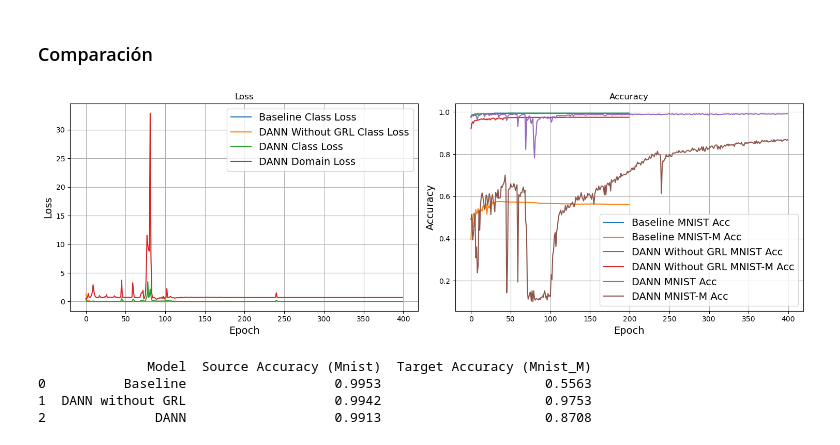
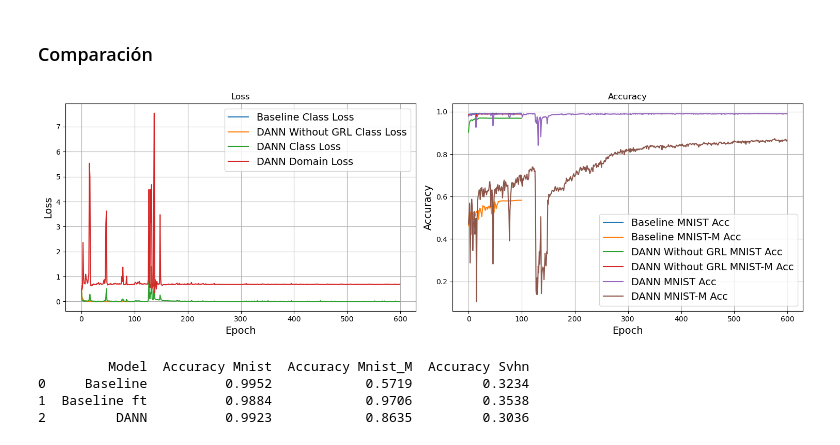
Before and after one commit to LucioLuque/Vision_Artificial_Avanzada-TP2-Meta_Learning_y_Domain_Adaptation, a Jupyter notebook: notebooks/parte3.ipynb, the cells around one changed output. Drawn from its saved outputs; the diff is of its cells as text; code cells hidden in the pictures.

```diff
--- a/notebooks/parte3.ipynb
+++ b/notebooks/parte3.ipynb
@@ -77,5 +72,6 @@ baseline_model.save(path)
 # %%
-experiment_parameters = config["dann_without_grl"]
+
+experiment_parameters = config["dann_baseline"]
 
 epochs = experiment_parameters["epochs"]
 batch_size = experiment_parameters["batch_size"]
@@ -87,26 +83,25 @@ embedding_dim = experiment_parameters["embedding_dim"]
 
 lr = experiment_parameters["lr"]
 
-data = "Mnist"
+data = "Mnist_M"
 train_source_loader = load_loader("train", config[data]["dataset_output_dir"], batch_size=batch_size, num_workers=workers)
 val_source_loader = load_loader("val", config[data]["dataset_output_dir"], batch_size=batch_size, num_workers=workers)
 
-data = "Mnist_M"
-train_target_loader = load_loader("train", config[data]["dataset_output_dir"], batch_size=batch_size, num_workers=workers)
+data = "Mnist"
 val_target_loader = load_loader("val", config[data]["dataset_output_dir"], batch_size=batch_size, num_workers=workers)
 
 encoder = Encoder(in_channels=in_channels, hidden_dim=hidden_dim, embedding_dim=embedding_dim)
 encoder.to(device)
-dann_w_out_grl_model = DANNModel(encoder)
-dann_w_out_grl_model.to(device)
+baseline_ft_model = DANNModel(encoder)
+baseline_ft_model.load("../models/weights/dann_baseline.pth", device)
 
-optimizer = torch.optim.Adam(dann_w_out_grl_model.parameters(), lr=lr)
+optimizer = torch.optim.Adam(baseline_ft_model.parameters(), lr=lr)
 # %%
 deterministic(config["xtra"]["seed"])
-baseline_history = train_dann_without_grl(dann_w_out_grl_model, train_source_loader, val_source_loader, train_target_loader, val_target_loader,
+baseline_ft_history = train_baseline(baseline_ft_model, train_source_loader, val_source_loader, val_target_loader,
             optimizer, epochs=epochs, device=device)
 # %%
-path = "../results/dann_without_grl_history.yaml"
+path = "../results/baseline_ft_history.yaml"
 with open(path, "w") as f:
-    yaml.dump(baseline_history, f)
+    yaml.dump(baseline_ft_history, f)
 # %%
@@ -161,9 +156,9 @@ path = "../results/dann_baseline_history.yaml"
 with open(path, "r") as f:
     baseline_history = yaml.safe_load(f)
 
-path = "../results/dann_without_grl_history.yaml"
+path = "../results/baseline_ft_history.yaml"
 with open(path, "r") as f:
-    dann_without_grl_history = yaml.safe_load(f)
+    baseline_ft_history = yaml.safe_load(f)
 
 path = "../results/dann_history.yaml"
 with open(path, "r") as f:
@@ -174,35 +169,35 @@ fontsize = 14
 ax[0].plot(baseline_history["train_class_loss"], label="Baseline Class Loss")
 
 
-ax[0].plot(dann_without_grl_history["train_class_loss"], label="DANN Without GRL Class Loss")
+ax[0].plot(baseline_ft_history["train_class_loss"], label="DANN Without GRL Class Loss")
 
 ax[0].plot(dann_history["train_class_loss"], label="DANN Class Loss")
 ax[0].plot(dann_history["train_domain_loss"], label="DANN Domain Loss")
 
 ax[0].set_title("Loss")
 ax[0].set_xlabel("Epoch", fontsize=fontsize)
 ax[0].set_ylabel("Loss", fontsize=fontsize)
 ax[0].grid()
 ax[0].legend(fontsize=fontsize)
 
 
 ax[1].plot(baseline_history["val_source_acc"], label="Baseline MNIST Acc")
 ax[1].plot(baseline_history["val_target_acc"], label="Baseline MNIST-M Acc")
 
-ax[1].plot(dann_without_grl_history["val_source_acc"], label="DANN Without GRL MNIST Acc")
-ax[1].plot(dann_without_grl_history["val_target_acc"], label="DANN Without GRL MNIST-M Acc")
+ax[1].plot(baseline_ft_history["val_source_acc"], label="DANN Without GRL MNIST Acc")
+ax[1].plot(baseline_ft_history["val_target_acc"], label="DANN Without GRL MNIST-M Acc")
 
 ax[1].plot(dann_history["val_source_acc"], label="DANN MNIST Acc")
 ax[1].plot(dann_history["val_target_acc"], label="DANN MNIST-M Acc")
 
 ax[1].set_title("Accuracy")
 ax[1].set_xlabel("Epoch", fontsize=fontsize)
 ax[1].set_ylabel("Accuracy", fontsize=fontsize)
 ax[1].legend(fontsize=fontsize)
 ax[1].grid()
 
 plt.tight_layout()
 plt.show()
 # %% [output]
-[figure, old version]
+[figure, new version]
 # %%
@@ -266,15 +263,16 @@ dann_d_acc = evaluate(dann_model, test_target_loader, device)
 # %%
 results_df = pd.DataFrame({
-    "Model": ["Baseline", "DANN without GRL","DANN"],
-    "Source Accuracy (Mnist)": [round(baseline_s_acc, 4), round(dann_w_out_grl_model_s_acc, 4) ,round(dann_s_acc, 4)],
-    "Target Accuracy (Mnist_M)": [round(baseline_d_acc, 4), round(dann_w_out_grl_model_d_acc, 4), round(dann_d_acc, 4)]
+    "Model": ["Baseline", "Baseline ft","DANN"],
+    "Accuracy Mnist": [round(baseline_s_acc, 4), round(dann_baseline_ft_s_acc, 4) ,round(dann_s_acc, 4)],
+    "Accuracy Mnist_M": [round(baseline_t_acc, 4), round(dann_baseline_ft_t_acc, 4), round(dann_t_acc, 4)],
+    "Accuracy Svhn": [round(baseline_svhn_acc, 4), round(dann_baseline_ft_svhn_acc, 4), round(dann_svhn_acc, 4)]
 })
 print(results_df)
 # %% [output]
-              Model  Source Accuracy (Mnist)  Target Accuracy (Mnist_M)
-0          Baseline                   0.9953                     0.5563
-1  DANN without GRL                   0.9942                     0.9753
-2              DANN                   0.9913                     0.8708
+         Model  Accuracy Mnist  Accuracy Mnist_M  Accuracy Svhn
+0     Baseline          0.9952            0.5719         0.3234
+1  Baseline ft          0.9884            0.9706         0.3538
+2         DANN          0.9923            0.8635         0.3036
 # %%
 data = "Mnist"
 test_mnist_images, test_mnist_labels = load_data("test", config[data]["dataset_output_dir"])
```
Also changed, not shown: parts of 11 cells of this notebook, 10 other files.
